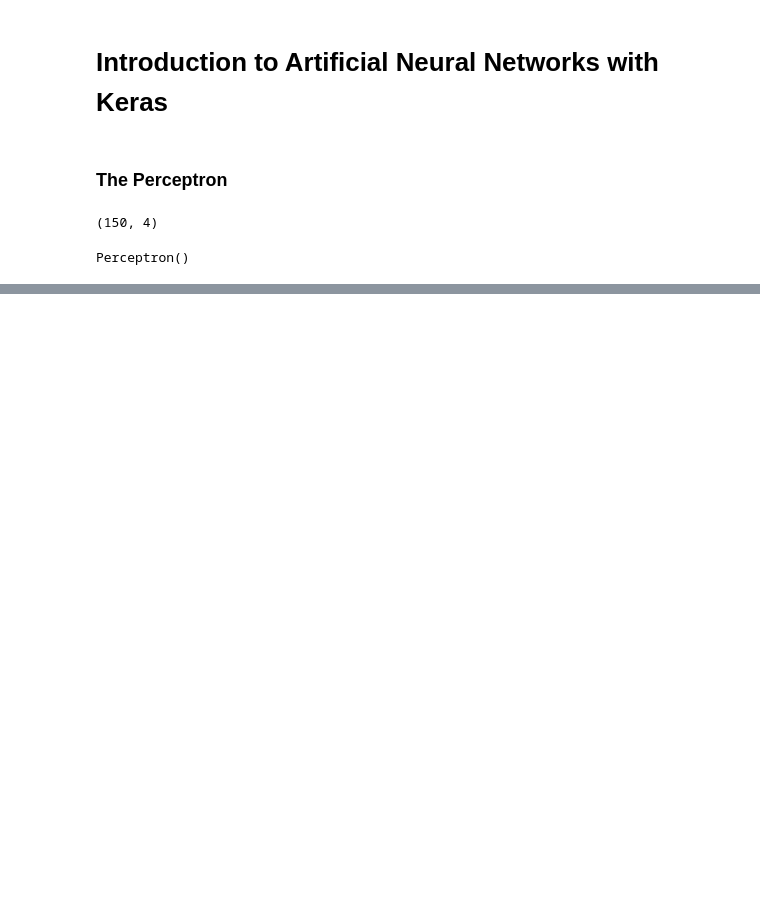
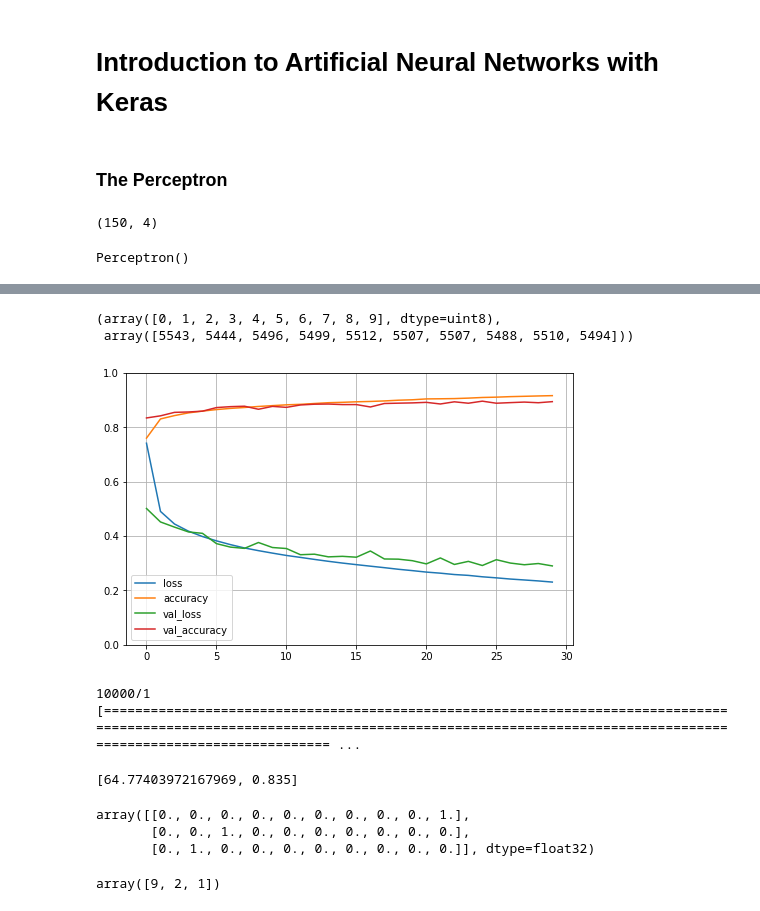
Before and after one commit to sejin8642/handson, a Jupyter notebook: cd10.ipynb, the cells around one changed output, grey strips where cells are left out. Drawn from its saved outputs; the diff is of its cells as text; code cells hidden in the pictures; blank space fills up the shorter version.

```diff
--- a/cd10.ipynb
+++ b/cd10.ipynb
@@ -23,0 +163,11 @@ y_pred = per_clf.predict([[2, 0.5]])
+# %%
+model.compile(
+    loss="sparse_categorical_crossentropy",
+    optimizer="sgd",
+    metrics=["accuracy"])
+# %%
+history = model.fit(
+    X_train,
+    y_train,
+    epochs=30,
+    validation_data=(X_valid, y_valid))
@@ -23,0 +202,17 @@ y_pred = per_clf.predict([[2, 0.5]])
+# %%
+np.unique(y_train, return_counts=True)
+# %% [output]
+(array([0, 1, 2, 3, 4, 5, 6, 7, 8, 9], dtype=uint8),
+ array([5543, 5444, 5496, 5499, 5512, 5507, 5507, 5488, 5510, 5494]))
+# %%
+pd.DataFrame(history.history).plot(figsize=(8, 5))
+plt.grid(True)
+plt.gca().set_ylim(0, 1) # set the vertical range to [0-1]
+plt.show()
+# %% [output]
+[figure, added]
+# %%
+model.evaluate(X_test, y_test)
+# %% [output]
+10000/1 [=============================================================================================================================================================================================== ...
+[64.77403972167969, 0.835]
@@ -23,0 +223,11 @@ y_pred = per_clf.predict([[2, 0.5]])
+# %%
+y_proba.round(2)
+# %% [output]
+array([[0., 0., 0., 0., 0., 0., 0., 0., 0., 1.],
+       [0., 0., 1., 0., 0., 0., 0., 0., 0., 0.],
+       [0., 1., 0., 0., 0., 0., 0., 0., 0., 0.]], dtype=float32)
+# %%
+y_pred = model.predict_classes(X_new)
+y_pred
+# %% [output]
+array([9, 2, 1])
```
Also changed, not shown: parts of 48 cells of this notebook.
